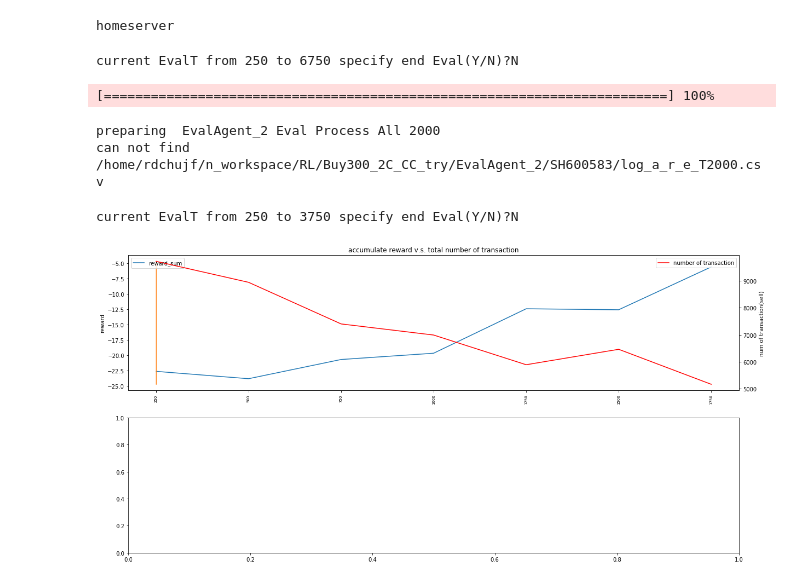
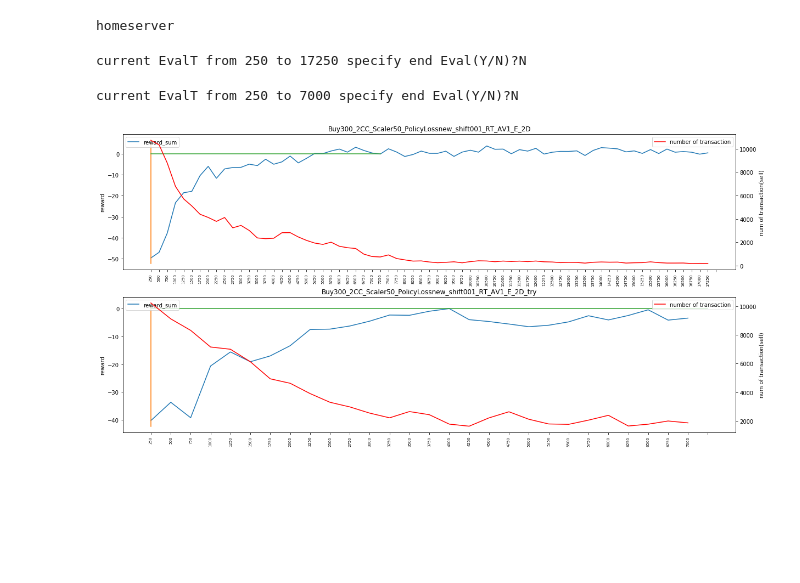
Before and after one commit to 1323767083/2020P3, a Jupyter notebook: Z_view_result.ipynb, the cells around one changed output. Drawn from its saved outputs; the diff is of its cells as text; code cells hidden in the pictures; blank space fills up the shorter version.

```diff
--- a/Z_view_result.ipynb
+++ b/Z_view_result.ipynb
@@ -9,7 +9,7 @@ import vresult_data_com as vrc
 import vresult_data_reward as vdr
 import config as sc
 
-system_name="Buy300_2C_CC_try"
+system_name="Buy300_2CC_Scaler50_PolicyLossnew_shift001_RT_AV1_E_2D"
 process_name="EvalAgent_2"
 Lstock, LEvalT, LYM, lgc=vrc.get_addon_setting(system_name,process_name)
 i0=vdr.ana_reward(system_name, process_name,Lstock, LEvalT, LYM,lgc)
@@ -23,15 +23,12 @@ if False:
     i0.show_reward(fig, 250,[],[])
     plt.show()
 # %% [output]
-current EvalT from 250 to 6750 specify end Eval(Y/N)?N
+current EvalT from 250 to 17250 specify end Eval(Y/N)?N
-[========================================================================] 100%
-preparing  EvalAgent_2 Eval Process All 2000
-can not find /home/rdchujf/n_workspace/RL/Buy300_2C_CC_try/EvalAgent_2/SH600583/log_a_r_e_T2000.csv
 # %%
 import vresult_data_com as vrc
 import vresult_data_reward as vdr
 import config as sc
-system_name="Buy300_2C_RT"
+system_name="Buy300_2CC_Scaler50_PolicyLossnew_shift001_RT_AV1_E_2D_try"
 process_name="EvalAgent_2"
 Lstock, LEvalT, LYM, lgc=vrc.get_addon_setting(system_name,process_name)
 i1=vdr.ana_reward(system_name, process_name,Lstock, LEvalT, LYM,lgc)
@@ -45,23 +42,27 @@ if False:
     i1.show_reward(fig, 250,[],[])
     plt.show()
 # %% [output]
-current EvalT from 250 to 3750 specify end Eval(Y/N)?N
+current EvalT from 250 to 7000 specify end Eval(Y/N)?N
 # %%
 %matplotlib inline
 import matplotlib
 import matplotlib.pyplot as plt
 plt.rcParams["figure.figsize"] = (20,10)
 fig=plt.figure()
 fig.add_subplot(211)
 fig.add_subplot(212)
 allaxes = fig.get_axes()
 if "i0" in globals():
     i0.plot_reward_count(allaxes[0], 250)
+    allaxes[0].plot([0,len(LEvalT)],[0,0])
+    allaxes[0].set_title(i0.system_name)
 if "i1" in globals():
     i1.plot_reward_count(allaxes[1], 250)
+    allaxes[1].plot([0,len(LEvalT)],[0,0])
+    allaxes[1].set_title(i1.system_name)
 plt.show()
 # %% [output]
-[figure, old version]
+[figure, new version]
 # %%
 #Estimate V3 failed sell transaction rough mean reward
 dft=i1.df[i1.df["valid_trans_kpi"]!=1.0]
```
Also changed, not shown: parts of 1 cell of this notebook.
